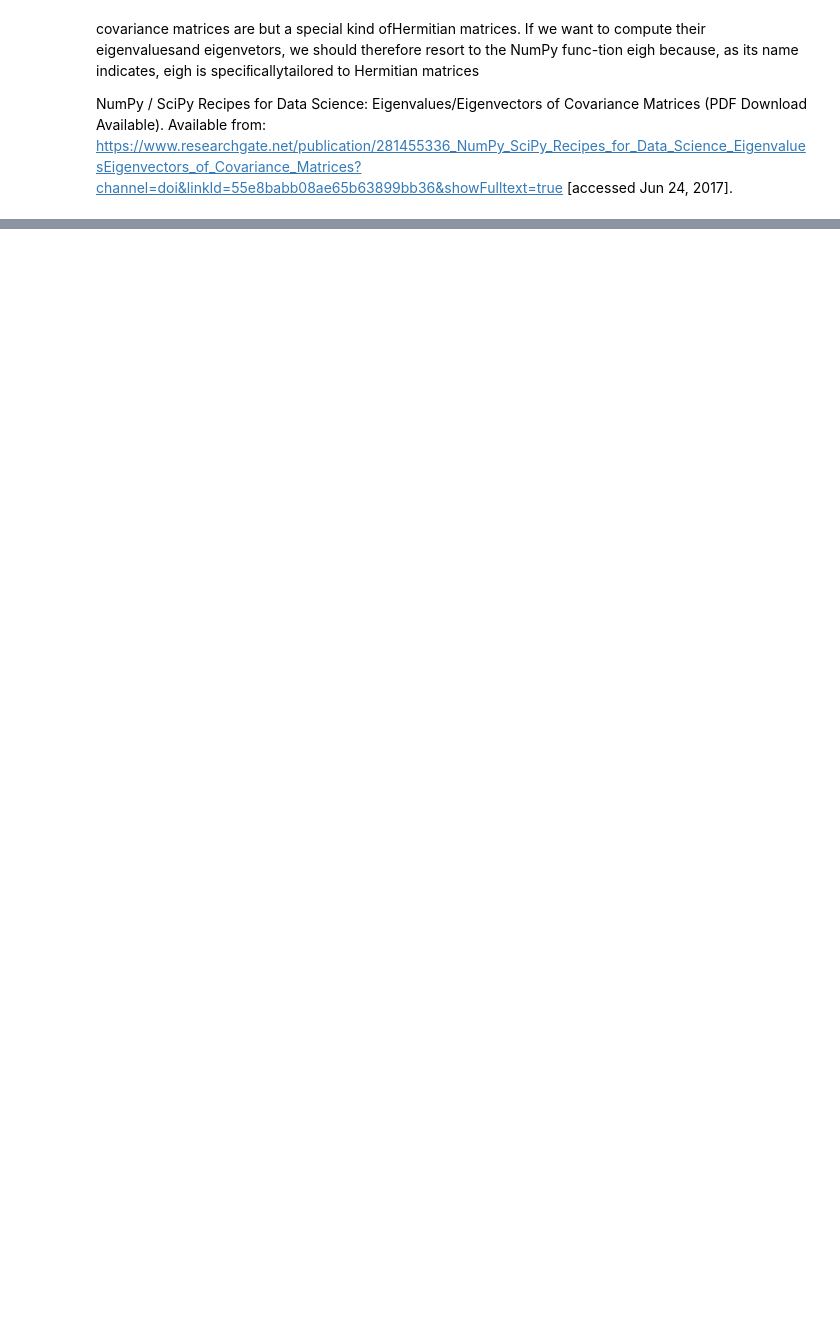
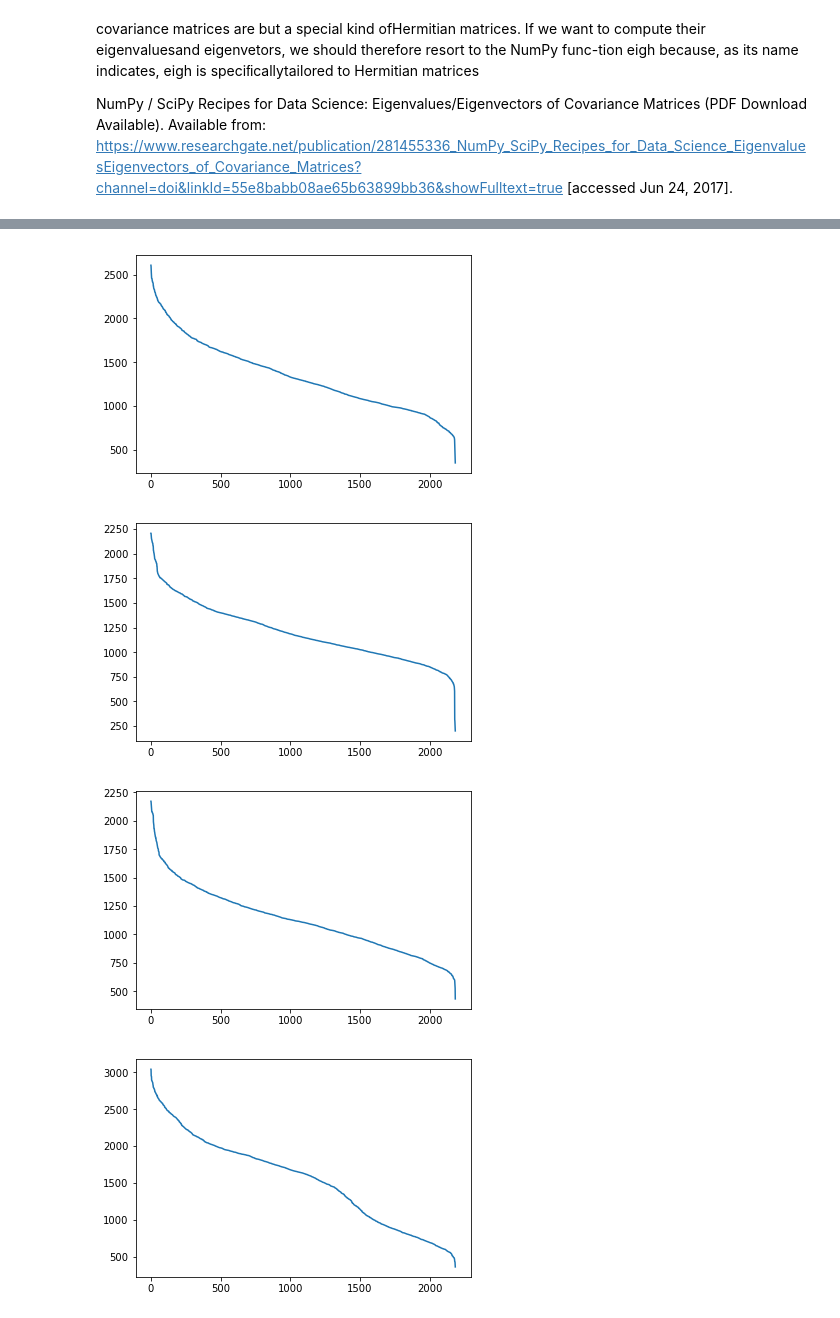
Before and after one commit to omartrinidad/image_processing, a Jupyter notebook: project_02/eigenface.ipynb, the cells around one changed output, grey strips where cells are left out. Saved outputs shown, nothing was run; the diff lists cells and outputs as text; code cells hidden in the pictures; blank space fills up the shorter version.

```diff
--- a/project_02/eigenface.ipynb
+++ b/project_02/eigenface.ipynb
@@ -170,0 +132,31 @@ print (np.subtract(x1, x2))
+# %%
+def euclideanDistance(p,q):
+    p = np.asarray(p).flatten()
+    q = np.asarray(q).flatten()
+    return np.sqrt(np.sum(np.power((p - q), 2)))
+# %%
+'''
+randomly select 10 test images, compute their Euclidean distances to
+all training images, sort (in descending order) and plot the distances
+'''
+
+distances_original = np.zeros((10, trainSetIndex.size))
+nn_original = np.zeros((10))
+for i in range(10):
+    dist = np.zeros((trainSetIndex.size))
+    for j in range(trainSetIndex.size):
+        dist[j] = euclideanDistance(x_test_zeromean[i], x_train_zeromean[j])
+
+    inds = np.argsort(dist)[::-1]
+    dist = dist[inds]
+    distances_original[i] = dist
+    nn_original[i] = inds[-1]
+    plt.figure()
+    plt.plot(dist)
+
+plt.show()
+# %% [output]
+[figure, added]
+[figure, added]
+[figure, added]
+[figure, added]
```
Also changed, not shown: parts of 18 cells of this notebook.
